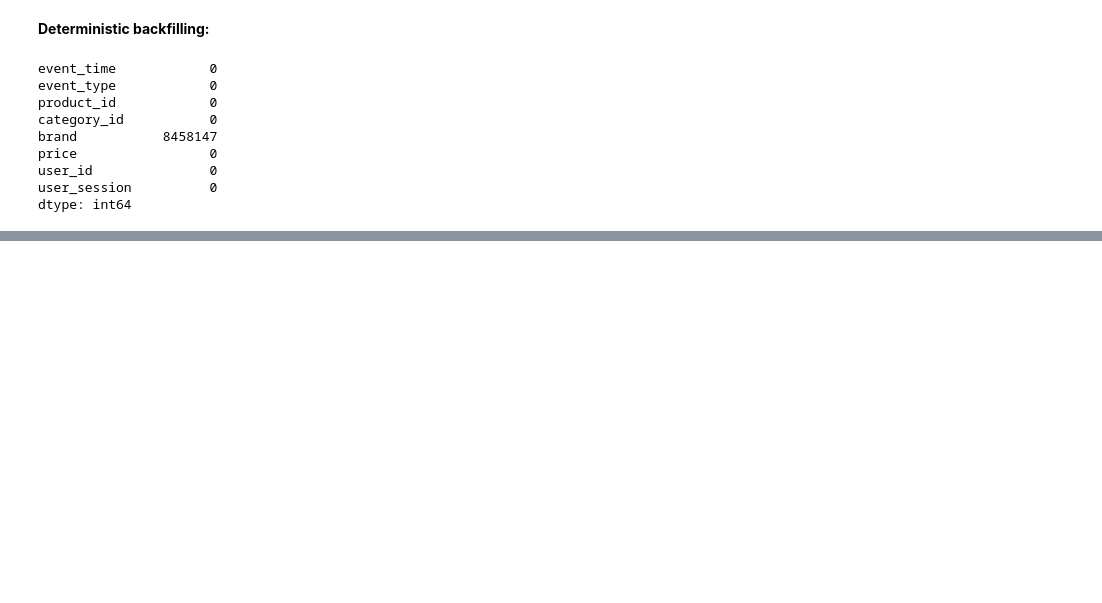
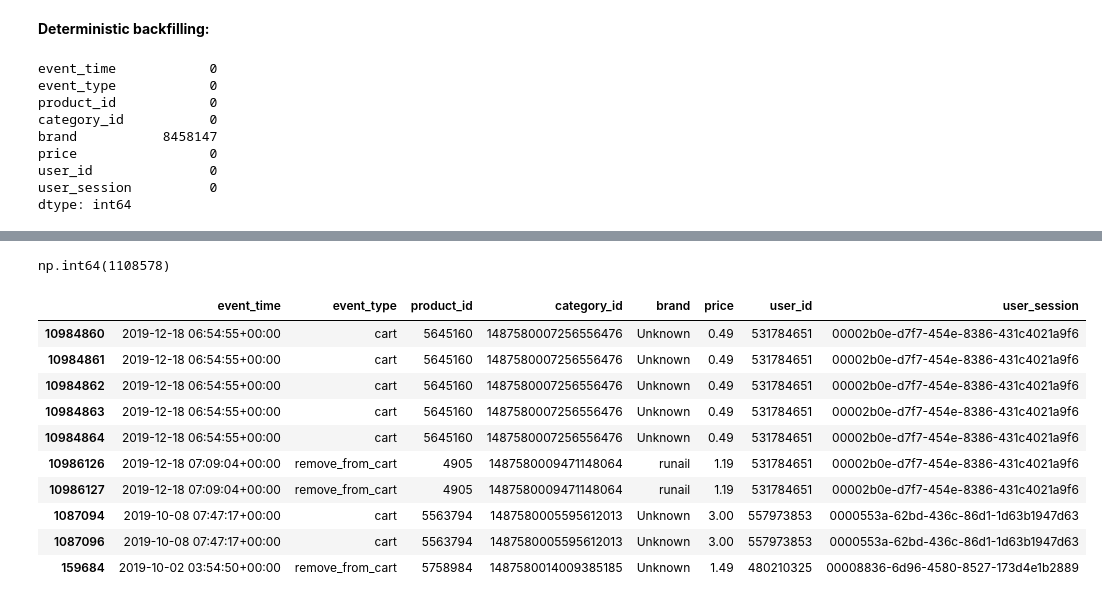
Before and after one commit to tamaxhh/End-to-End-Product-Funnel-A-B-Testing-Simulation-Engine, a Jupyter notebook: Notebooks/exploration.ipynb, the cells around one changed output, grey strips where cells are left out. Drawn from its saved outputs; the diff is of its cells as text; code cells hidden in the pictures; blank space fills up the shorter version.

```diff
--- a/Notebooks/exploration.ipynb
+++ b/Notebooks/exploration.ipynb
@@ -359,0 +398,7 @@ dtype: int64
+# %%
+import pandas as pd
+
+pd.set_option('display.float_format', lambda x: f'{x:.2f}')
+
+# Now run describe
+print(df["price"].describe())
@@ -359,0 +430,7 @@ dtype: int64
+# %%
+import pandas as pd
+
+pd.set_option('display.float_format', lambda x: f'{x:.2f}')
+
+# Now run describe
+print(df["price"].describe())
@@ -359,0 +471,20 @@ dtype: int64
+# %%
+df.duplicated().sum ()
+# %% [output]
+np.int64(1108578)
+# %%
+# Show both the original and duplicated rows
+duplicates = df[df.duplicated(keep=False)].sort_values(by=["user_session", "event_time"])
+duplicates.head(10)
+# %% [output]
+|  | event_time | event_type | product_id | category_id | brand | price | user_id | user_session |
+| 10984860 | 2019-12-18 06:54:55+00:00 | cart | 5645160 | 1487580007256556476 | Unknown | 0.49 | 531784651 | 00002b0e-d7f7-454e-8386-431c4021a9f6 |
+| 10984861 | 2019-12-18 06:54:55+00:00 | cart | 5645160 | 1487580007256556476 | Unknown | 0.49 | 531784651 | 00002b0e-d7f7-454e-8386-431c4021a9f6 |
+| 10984862 | 2019-12-18 06:54:55+00:00 | cart | 5645160 | 1487580007256556476 | Unknown | 0.49 | 531784651 | 00002b0e-d7f7-454e-8386-431c4021a9f6 |
+| 10984863 | 2019-12-18 06:54:55+00:00 | cart | 5645160 | 1487580007256556476 | Unknown | 0.49 | 531784651 | 00002b0e-d7f7-454e-8386-431c4021a9f6 |
+| 10984864 | 2019-12-18 06:54:55+00:00 | cart | 5645160 | 1487580007256556476 | Unknown | 0.49 | 531784651 | 00002b0e-d7f7-454e-8386-431c4021a9f6 |
+| 10986126 | 2019-12-18 07:09:04+00:00 | remove_from_cart | 4905 | 1487580009471148064 | runail | 1.19 | 531784651 | 00002b0e-d7f7-454e-8386-431c4021a9f6 |
+| 10986127 | 2019-12-18 07:09:04+00:00 | remove_from_cart | 4905 | 1487580009471148064 | runail | 1.19 | 531784651 | 00002b0e-d7f7-454e-8386-431c4021a9f6 |
+| 1087094 | 2019-10-08 07:47:17+00:00 | cart | 5563794 | 1487580005595612013 | Unknown | 3.00 | 557973853 | 0000553a-62bd-436c-86d1-1d63b1947d63 |
+| 1087096 | 2019-10-08 07:47:17+00:00 | cart | 5563794 | 1487580005595612013 | Unknown | 3.00 | 557973853 | 0000553a-62bd-436c-86d1-1d63b1947d63 |
+| 159684 | 2019-10-02 03:54:50+00:00 | remove_from_cart | 5758984 | 1487580014009385185 | Unknown | 1.49 | 480210325 | 00008836-6d96-4580-8527-173d4e1b2889 |
```
Also changed, not shown: parts of 13 cells of this notebook.
